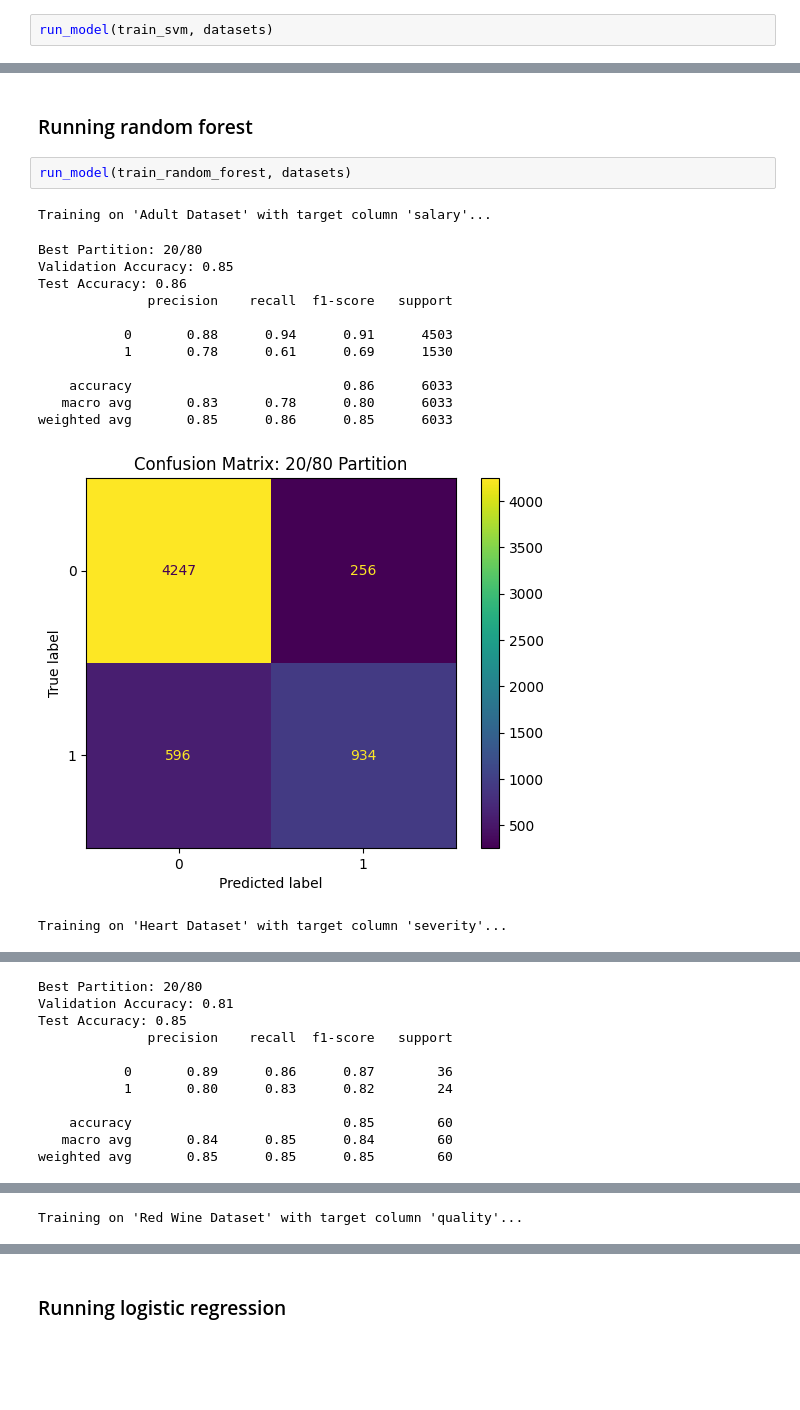
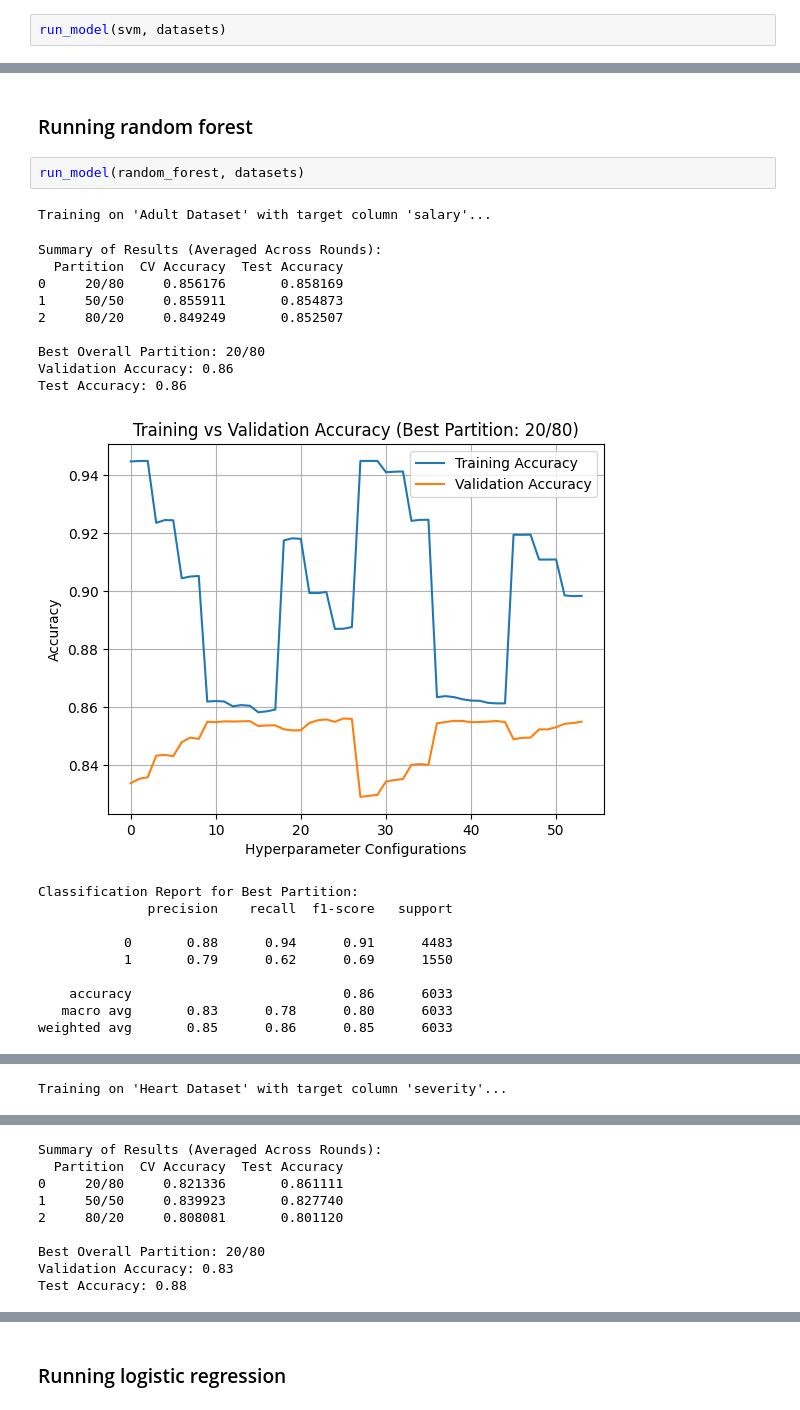
Before and after one commit to amysorekar/Cogs_118a, a Jupyter notebook: final_project.ipynb, the cells around one changed output, grey strips where cells are left out. Cells and saved outputs as stored; diff of their text form; blank space fills up the shorter version.

Commit message:
final architecture tweaks and ran all models

```diff
--- a/final_project.ipynb
+++ b/final_project.ipynb
@@ -721,4 +869,4 @@ datasets = [
 # %% [markdown]
 ### Running SVM
 # %%
-run_model(train_svm, datasets)
+run_model(svm, datasets)
@@ -725,19 +927,25 @@ run_model(train_svm, datasets)
 # %% [markdown]
 ### Running random forest
 # %%
-run_model(train_random_forest, datasets)
+run_model(random_forest, datasets)
 # %% [output]
 Training on 'Adult Dataset' with target column 'salary'...
-Best Partition: 20/80
-Validation Accuracy: 0.85
+Summary of Results (Averaged Across Rounds):
+  Partition  CV Accuracy  Test Accuracy
+0     20/80     0.856176       0.858169
+1     50/50     0.855911       0.854873
+2     80/20     0.849249       0.852507
+
+Best Overall Partition: 20/80
+Validation Accuracy: 0.86
 Test Accuracy: 0.86
-              precision    recall  f1-score   support
-
-           0       0.88      0.94      0.91      4503
-           1       0.78      0.61      0.69      1530
-
-    accuracy                           0.86      6033
-   macro avg       0.83      0.78      0.80      6033
-weighted avg       0.85      0.86      0.85      6033
-[figure, old version]
+[figure, new version]
-Training on 'Heart Dataset' with target column 'severity'...
+Classification Report for Best Partition:
+              precision    recall  f1-score   support
+
+           0       0.88      0.94      0.91      4483
+           1       0.79      0.62      0.69      1550
+
+    accuracy                           0.86      6033
+   macro avg       0.83      0.78      0.80      6033
+weighted avg       0.85      0.86      0.85      6033
@@ -744,11 +953 @@ Training on 'Heart Dataset' with target column 'severity'...
-Best Partition: 20/80
-Validation Accuracy: 0.81
-Test Accuracy: 0.85
-              precision    recall  f1-score   support
-
-           0       0.89      0.86      0.87        36
-           1       0.80      0.83      0.82        24
-
-    accuracy                           0.85        60
-   macro avg       0.84      0.85      0.84        60
-weighted avg       0.85      0.85      0.85        60
+Training on 'Heart Dataset' with target column 'severity'...
@@ -756 +954,9 @@ weighted avg       0.85      0.85      0.85        60
-Training on 'Red Wine Dataset' with target column 'quality'...
+Summary of Results (Averaged Across Rounds):
+  Partition  CV Accuracy  Test Accuracy
+0     20/80     0.821336       0.861111
+1     50/50     0.839923       0.827740
+2     80/20     0.808081       0.801120
+
+Best Overall Partition: 20/80
+Validation Accuracy: 0.83
+Test Accuracy: 0.88
```
Also changed, not shown: parts of 12 cells of this notebook.
